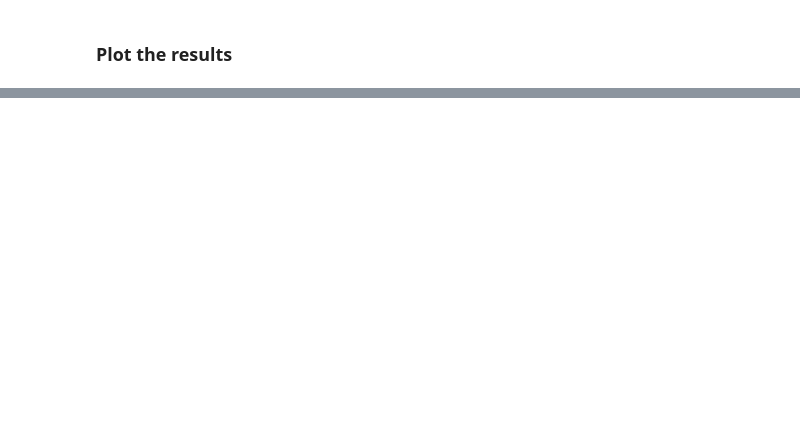
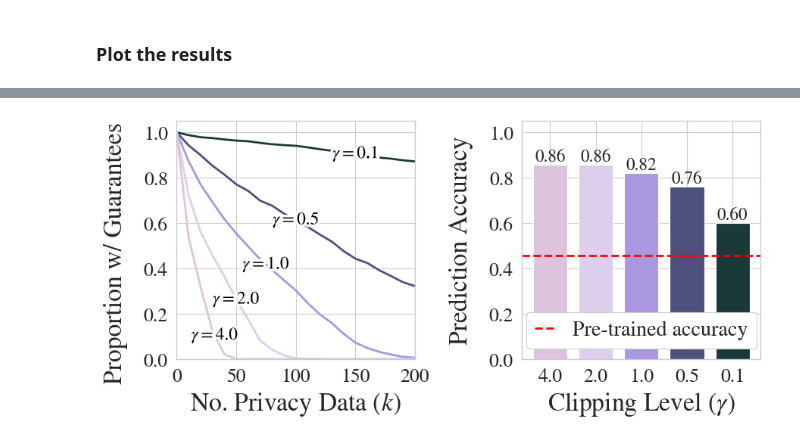
Before and after one commit to Mihneaghitu/ModelGuidanceViaRobustFeatureAttribution, a Jupyter notebook: examples/Paper Plots - Certified Privacy and Unlearning/OCT MNIST - Privacy + Unlearning.ipynb, the cells around one changed output, grey strips where cells are left out. Cells and saved outputs as stored; diff of their text form; code cells hidden in the pictures; blank space fills up the shorter version.

```diff
--- a/examples/Paper Plots - Certified Privacy and Unlearning/OCT MNIST - Privacy + Unlearning.ipynb
+++ b/examples/Paper Plots - Certified Privacy and Unlearning/OCT MNIST - Privacy + Unlearning.ipynb
@@ -274,0 +278,66 @@ plt.savefig(".figures/oct_mnist.pdf", bbox_inches="tight", dpi=300)
+# %%
+sns.set_theme(context="paper", style="whitegrid", font_scale=2.1)
+mpl.rcParams["mathtext.fontset"] = "stix"
+mpl.rcParams["font.family"] = "STIXGeneral"
+
+unlearning_palette = ["#DDC4DD", "#DCCFEC", "#A997DF", "#4F517D", "#1A3A3A"][::-1]
+privacy_palette = ["#B5FFE1", "#93E5AB", "#65B891", "#4E878C", "#00241B"][::-1]
+fontsize = "large"
+
+fig, axs = plt.subplots(1, 3, figsize=(9, 4), layout="constrained", width_ratios=[1, 0.01, 1])
+
+axs[1].set_visible(False)
+axs[0].set_box_aspect(1)
+axs[2].set_box_aspect(1)
+
+for ax in axs:
+
+    ax.set_ylim(0, 1.05)
+
+labelsize = "small"
+linewidth = 2
+
+colours = iter(unlearning_palette)
+
+for gamma, result in privacy_results.items():
+    k_vals = list(result.keys())
+    certified_percentages = [r[1] for r in result.values()]
+    label = f"$\gamma = {gamma}$" if gamma != math.inf else "$\gamma = \infty$"
+    axs[0].plot(k_vals, certified_percentages, color=next(colours), label=label, linewidth=linewidth)
+axs[0].set_xlabel("No. Privacy Data ($k$)", fontsize=fontsize)
+# axs[1].legend(loc="lower left", fontsize="small", handlelength=0.8)
+axs[0].set_ylabel("Proportion w/ Guarantees    ", fontsize=fontsize, labelpad=15)
+axs[0].set_yticks([0.0, 0.2, 0.4, 0.6, 0.8, 1.0])
+axs[0].set_xlim(0, max(k_private_vals))
+labelLines(
+    axs[0].get_lines(),
+    align=False,
+    drop_label=True,
+    fontsize=labelsize,
+    color="black",
+    outline_color="white",
+    outline_width=5,
+    xvals=[150, 100, 75, 50, 32]
+)
+
+# plot the nominal accuracies on the second axis as a bar chart
+bar_values = []
+gamma_values = [str(g) if g != math.inf else "∞" for g in privacy_results.keys()]
+bar_colors = list(reversed(list(iter(unlearning_palette))[: len(gamma_values)]))
+for gamma, result in privacy_results.items():
+    nominal_accs = [r[0] for r in result.values()]
+    bar_values.append(nominal_accs[0])
+bars = axs[2].bar(gamma_values[::-1], bar_values[::-1], color=bar_colors, width=0.75)
+axs[2].axhline(pretrain_acc, label="Pre-trained accuracy", color="red", linestyle="--", linewidth=linewidth)
+axs[2].set_ylabel("Prediction Accuracy", fontsize=fontsize, labelpad=15)
+axs[2].legend(loc="lower center", fontsize="medium", framealpha=1.0, handlelength=1.0)
+axs[2].set_xlabel("Clipping Level ($\gamma$)", fontsize=fontsize)
+
+# Add height labels to each bar
+for bar in bars:
+    height = bar.get_height()
+    axs[2].text(bar.get_x() + bar.get_width() / 2, height, f"{height:.2f}", ha="center", va="bottom", fontsize="small")
+
+plt.savefig(".figures/oct_mnist_privacy.pdf", bbox_inches="tight", dpi=300)
+# %% [output]
+[figure, added]
```
Also changed, not shown: parts of 6 cells of this notebook, 6 other files.
